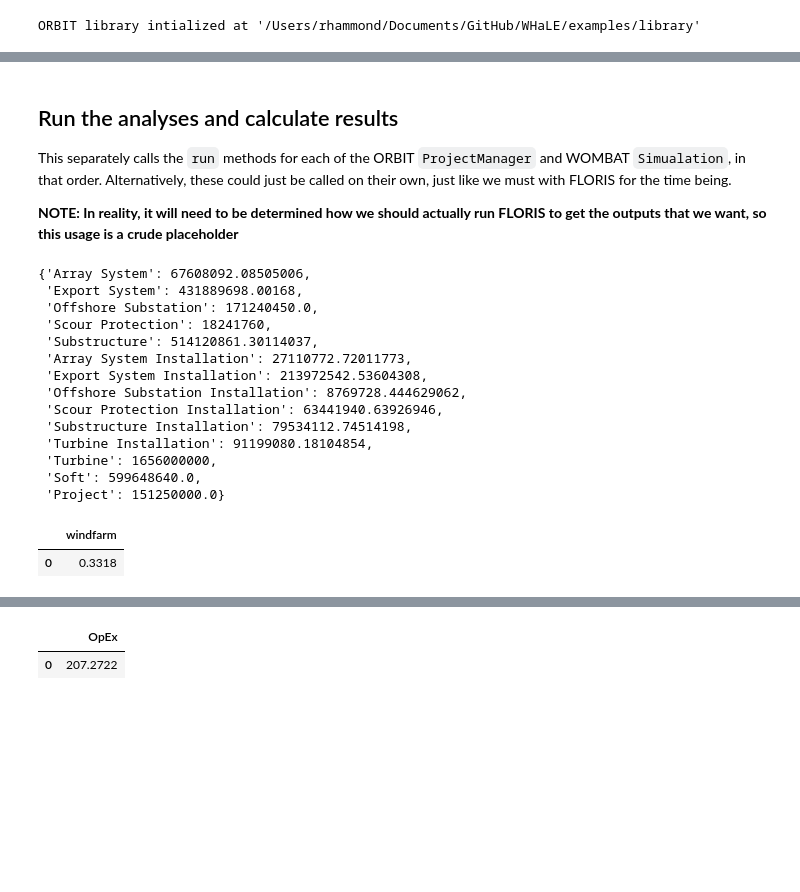
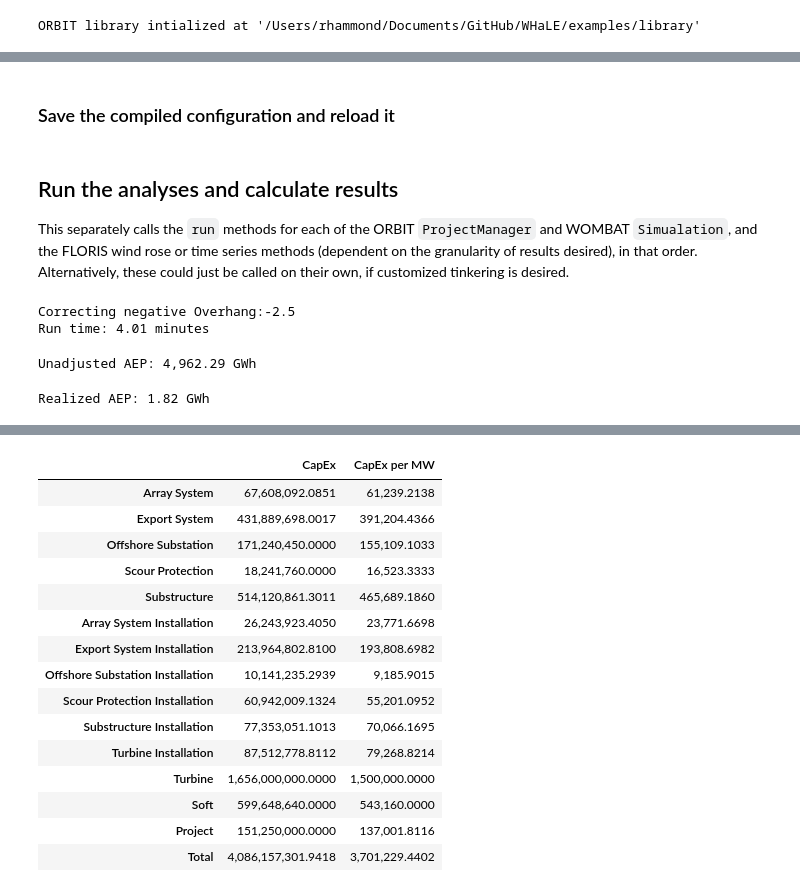
Before and after one commit to dmulash/wombat-upsizing-analysis, a Jupyter notebook: examples/How to Run WHaLe.ipynb, the cells around one changed output, grey strips where cells are left out. Drawn from its saved outputs; the diff is of its cells as text; code cells hidden in the pictures; blank space fills up the shorter version.

Commit message:
update examples

```diff
--- a/examples/How to Run WHaLe.ipynb
+++ b/examples/How to Run WHaLe.ipynb
@@ -49,36 +65,36 @@ FLORIS coordinates: [(0.0, 0.0), (1041.0, -1059.0), (2082.0, -2119.0), (3122.0,
+# %% [markdown]
+### Save the compiled configuration and reload it
+# %%
+project.save_config("ocean_wind_example.yaml")  # saves to library_path / project / config
+project = Project.from_file(library_path, "ocean_wind_example.yaml")
 # %% [markdown]
 ## Run the analyses and calculate results
 
-This separately calls the `run` methods for each of the ORBIT `ProjectManager` and WOMBAT `Simualation`, in that order. Alternatively, these could just be called on their own, just like we must with FLORIS for the time being.
-
-**NOTE: In reality, it will need to be determined how we should actually run FLORIS to get the outputs that we want, so this usage is a crude placeholder**
+This separately calls the `run` methods for each of the ORBIT `ProjectManager` and WOMBAT `Simualation`, and the FLORIS wind rose or time series methods (dependent on the granularity of results desired), in that order. Alternatively, these could just be called on their own, if customized tinkering is desired.
 # %%
-project.run_capex_opex()
+# Run a wind rose based analysis for FLORIS for the analysis period
 
-project.floris.calculate_wake()
+start = perf_counter()
+project.run(
+    which_floris="wind_rose",
+    full_wind_rose=False,  # Create a wind rose from only the operational period
+    floris_reinitialize_kwargs=dict(cut_in_wind_speed=3.0, cut_out_wind_speed=25.0)
+)
+end = perf_counter()
+print(f"Run time: {(end - start) / 60:.2f} minutes")
+# %% [output]
+Correcting negative Overhang:-2.5
+Run time: 4.01 minutes
 # %%
-project.orbit.capex_breakdown
+print(f"Unadjusted AEP: {project.aep_mwh / 1000:,.2f} GWh")
 # %% [output]
-{'Array System': 67608092.08505006,
- 'Export System': 431889698.00168,
- 'Offshore Substation': 171240450.0,
- 'Scour Protection': 18241760,
- 'Substructure': 514120861.30114037,
- 'Array System Installation': 27110772.72011773,
- 'Export System Installation': 213972542.53604308,
- 'Offshore Substation Installation': 8769728.444629062,
- 'Scour Protection Installation': 63441940.63926946,
- 'Substructure Installation': 79534112.74514198,
- 'Turbine Installation': 91199080.18104854,
- 'Turbine': 1656000000,
- 'Soft': 599648640.0,
- 'Project': 151250000.0}
+Unadjusted AEP: 4,962.29 GWh
 # %%
-project.wombat.metrics.time_based_availability("project", "windfarm")
+# NOTE: THIS IS VERY LOW BECAUSE OF THE SETTINGS CURRENTLY IN PLACE!!
+
+print(f"Realized AEP: {project.power_production(frequency='project').values[0][0] / project.operations_years / 1000:,.2f} GWh")
 # %% [output]
-|  | windfarm |
-| 0 | 0.3318 |
+Realized AEP: 1.82 GWh
 # %%
-# OpEx, in millions, annually
-project.wombat.metrics.opex(frequency="project") / 1e6
+project.capex(per_mw=True, breakdown=True)
 # %% [output]
@@ -87,3 +101,17 @@ The default value of numeric_only in DataFrameGroupBy.sum is deprecated. In a fu
-|  | OpEx |
-| 0 | 207.2722 |
+|  | CapEx | CapEx per MW |
+| Array System | 67,608,092.0851 | 61,239.2138 |
+| Export System | 431,889,698.0017 | 391,204.4366 |
+| Offshore Substation | 171,240,450.0000 | 155,109.1033 |
+| Scour Protection | 18,241,760.0000 | 16,523.3333 |
+| Substructure | 514,120,861.3011 | 465,689.1860 |
+| Array System Installation | 26,243,923.4050 | 23,771.6698 |
+| Export System Installation | 213,964,802.8100 | 193,808.6982 |
+| Offshore Substation Installation | 10,141,235.2939 | 9,185.9015 |
+| Scour Protection Installation | 60,942,009.1324 | 55,201.0952 |
+| Substructure Installation | 77,353,051.1013 | 70,066.1695 |
+| Turbine Installation | 87,512,778.8112 | 79,268.8214 |
+| Turbine | 1,656,000,000.0000 | 1,500,000.0000 |
+| Soft | 599,648,640.0000 | 543,160.0000 |
+| Project | 151,250,000.0000 | 137,001.8116 |
+| Total | 4,086,157,301.9418 | 3,701,229.4402 |
 # %%
```
Also changed, not shown: parts of 11 cells of this notebook, 3 other files.
